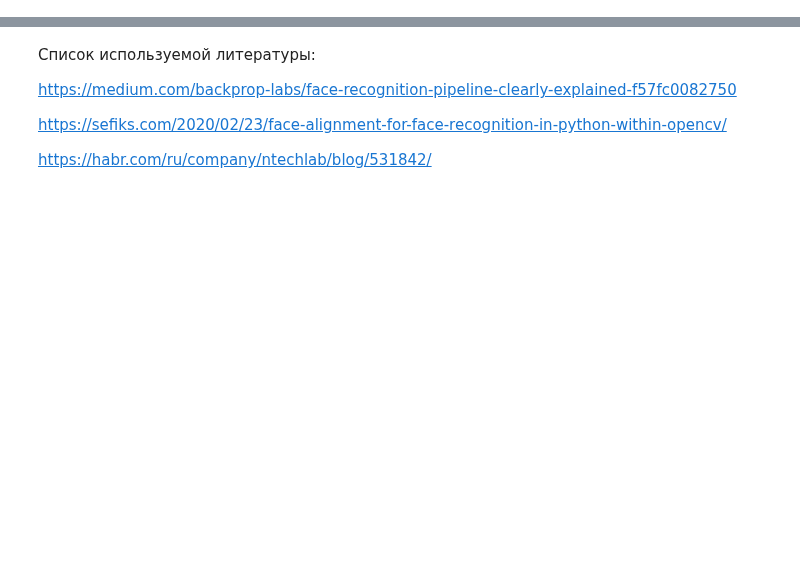
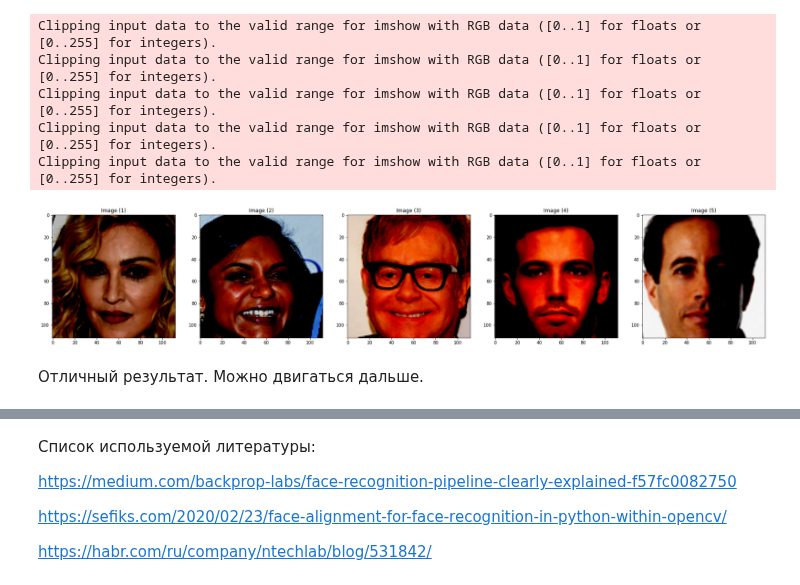
Before and after one commit to digrinev/skillfactory_rds, a Jupyter notebook: FinalProject/FinalProject.ipynb, the cells around one changed output, grey strips where cells are left out. Cells and saved outputs as stored; diff of their text form; code cells hidden in the pictures; blank space fills up the shorter version.

```diff
--- a/FinalProject/FinalProject.ipynb
+++ b/FinalProject/FinalProject.ipynb
@@ -192,0 +369,12 @@ A - якорное изображение лица, P - позитивный п
+# %%
+# Проверим детектор на датасете Celeb5
+import os
+import numpy as np
+from pathlib import Path
+from modules.face import FaceDetector, face_align_by_landmarks, prepare_image, embedding_images
+from skimage.io import imread
+from skimage.color import gray2rgb, rgba2rgb
+import matplotlib.pyplot as plt
+import random
+
+face_detector = FaceDetector(model_path='models/Resnet50_Final.pth')
@@ -192,0 +415,32 @@ A - якорное изображение лица, P - позитивный п
+# %%
+# Функция отображения изображений
+def show_images(images, cols = 1, titles = None):
+
+    # # Отображаем случайные top изображений
+    # idxs = np.random.choice(images.shape[0], size=top, replace=False)
+    # images = np.take(images, idxs, axis=0)
+
+    assert((titles is None)or (len(images) == len(titles)))
+    n_images = len(images)
+    if titles is None: titles = ['Image (%d)' % i for i in range(1,n_images + 1)]
+    fig = plt.figure()
+    for n, (image, title) in enumerate(zip(images, titles)):
+        a = fig.add_subplot(cols, np.ceil(n_images/float(cols)), n + 1)
+        if image.ndim == 2:
+            plt.gray()
+        plt.imshow(image)
+        a.set_title(title)
+    fig.set_size_inches(np.array(fig.get_size_inches()) * n_images)
+    plt.show()
+
+# Посмотрим на 5 рандомных детекций лиц. Лица уже нормированы ((img - 127.5) * 0.0078125) как в бумаге ArcFace.
+show_images(imgs)
+# %% [output]
+Clipping input data to the valid range for imshow with RGB data ([0..1] for floats or [0..255] for integers).
+Clipping input data to the valid range for imshow with RGB data ([0..1] for floats or [0..255] for integers).
+Clipping input data to the valid range for imshow with RGB data ([0..1] for floats or [0..255] for integers).
+Clipping input data to the valid range for imshow with RGB data ([0..1] for floats or [0..255] for integers).
+Clipping input data to the valid range for imshow with RGB data ([0..1] for floats or [0..255] for integers).
+[figure, added]
+# %% [markdown]
+Отличный результат. Можно двигаться дальше.
```
Also changed, not shown: parts of 19 cells of this notebook, 1 other file.
